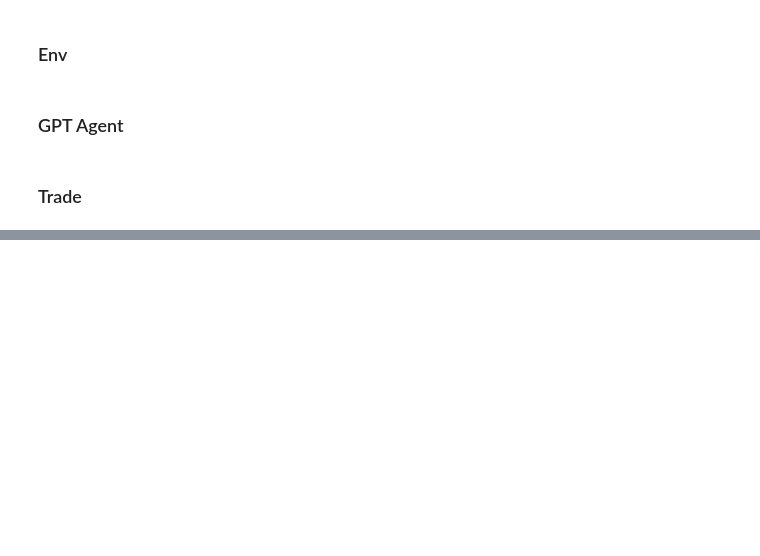
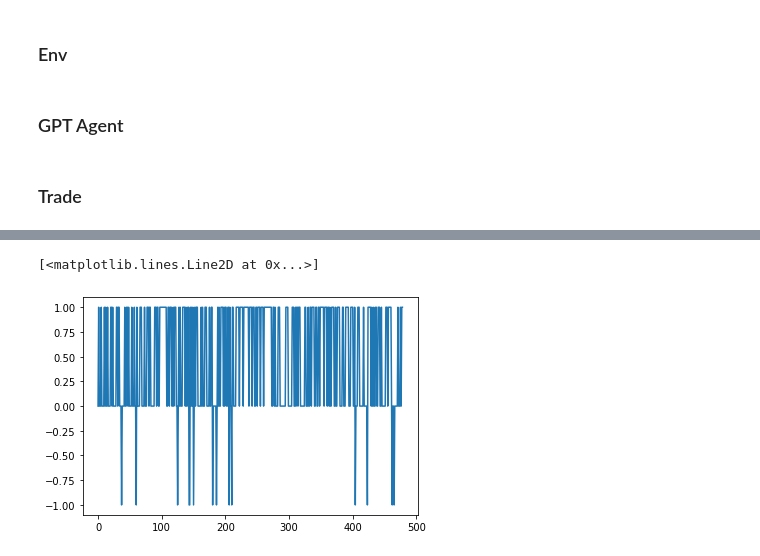
Before and after one commit to AI4Finance-Foundation/FinNLP, a Jupyter notebook: demo/chatgpt-trading/main.ipynb, the cells around one changed output, grey strips where cells are left out. Saved outputs shown, nothing was run; the diff lists cells and outputs as text; code cells hidden in the pictures; blank space fills up the shorter version.

```diff
--- a/demo/chatgpt-trading/main.ipynb
+++ b/demo/chatgpt-trading/main.ipynb
@@ -438,0 +220,7 @@ all_done
+# %%
+# actions
+actions = env.action_memory
+plt.plot(actions)
+# %% [output]
+[<matplotlib.lines.Line2D at 0x...>]
+[figure, added]
```
Also changed, not shown: parts of 27 cells of this notebook, 1 other file.
